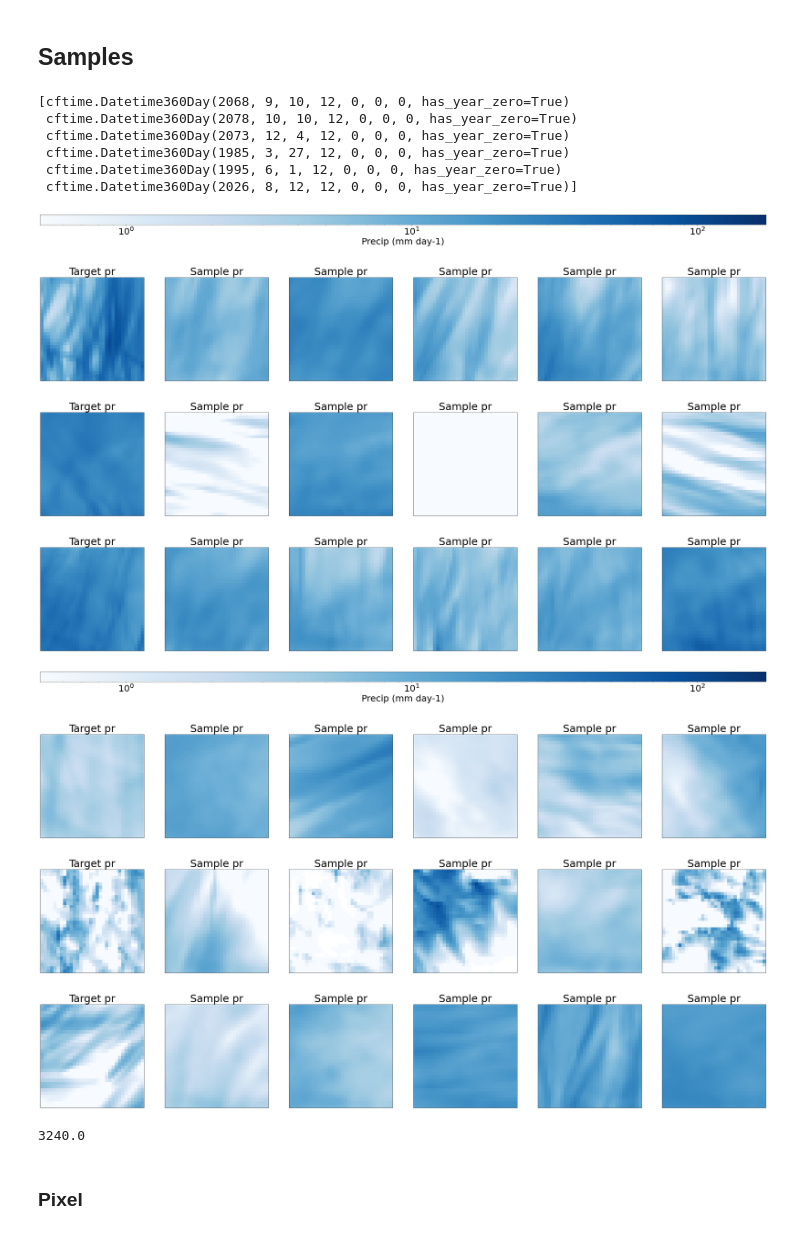
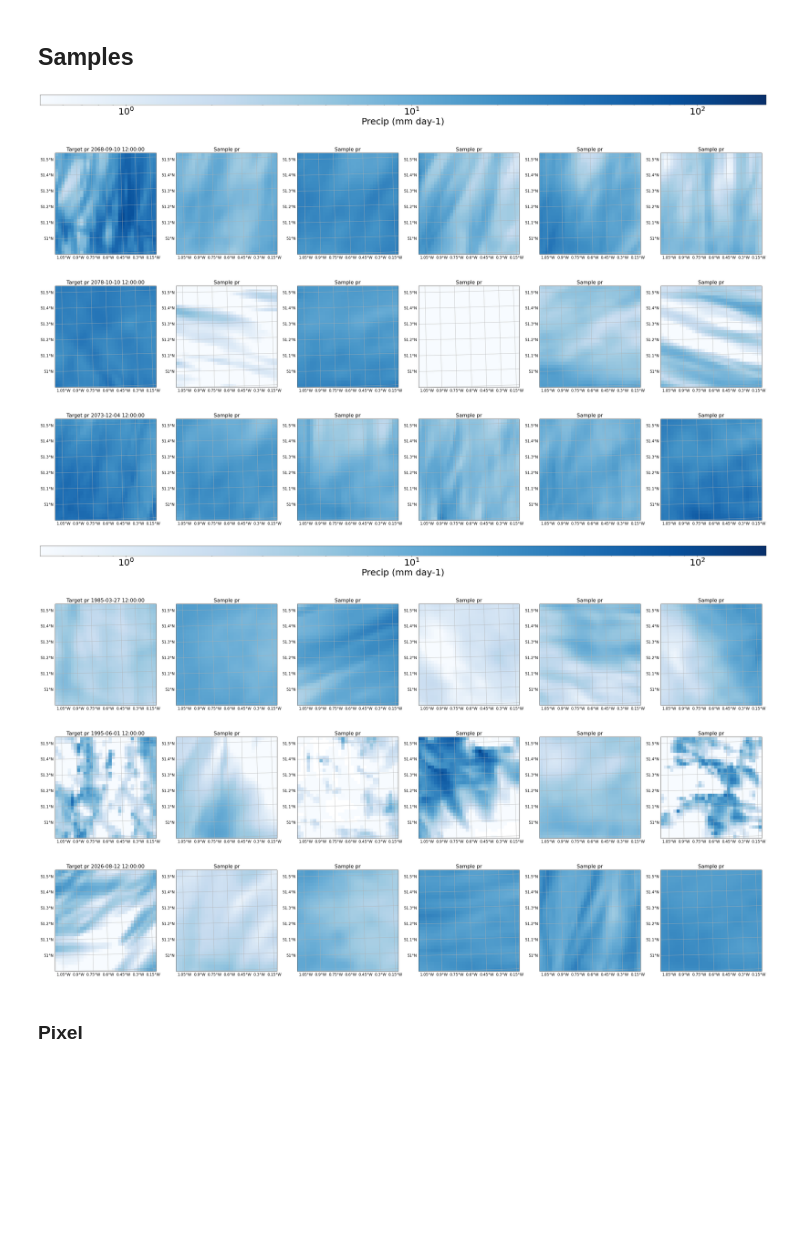
Before and after one commit to henryaddison/ml-downscaling-emulation, a Jupyter notebook: notebooks/exploration/Evaluation vorticity-clean-code.ipynb, the cells around one changed output. Cells and saved outputs as stored; diff of their text form; code cells hidden in the pictures; blank space fills up the shorter version.

```diff
--- a/notebooks/exploration/Evaluation vorticity-clean-code.ipynb
+++ b/notebooks/exploration/Evaluation vorticity-clean-code.ipynb
@@ -89,13 +89,14 @@ total_target_pr = merged_ds["target_pr"].sum(dim=["grid_longitude", "grid_latitu
 # %%
 sorted_time = merged_ds.sum(dim=['grid_latitude', 'grid_longitude']).sortby('target_pr')["time"].values
 # %%
-def plot_pr(da, ax, title="", vmin=None, vmax=None, add_colorbar=False, cmap='Blues'):
-    da.plot(ax=ax, norm=matplotlib.colors.LogNorm(), vmin=vmin, vmax=vmax, add_colorbar=add_colorbar, cmap=cmap)
+def plot_pr(da, ax, title="", norm=matplotlib.colors.LogNorm(), cmap='Blues', add_colorbar=False, **kwargs):#vmin=None, vmax=None, add_colorbar=False, cmap='Blues'):
+    da.plot(ax=ax, norm=norm, add_colorbar=add_colorbar, cmap=cmap, **kwargs)
     # da.plot(ax=ax, add_colorbar=True, cmap=cmap)
-    ax.set_title(title)
+    ax.set_title(title, fontsize=16)
     ax.coastlines()
+    ax.gridlines(draw_labels={"bottom": "x", "left": "y"}, x_inline=False, y_inline=False, xlabel_style=dict(fontsize=12), ylabel_style=dict(fontsize=12))
 
-def show_predictions(ds, timestamps):
+def show_predictions(ds, timestamps, vmin, vmax):
     num_predictions = 5#len(ds["sample_id"])
 
     num_plots_per_ts = num_predictions+1 # plot each sample and true target pr
@@ -109,58 +110,44 @@ def show_predictions(ds, timestamps):
             ax.set_xlabel("Precip (mm day-1)", fontsize=32)
             ax.tick_params(axis='both', which='major', labelsize=32)
             plt.show()
         fig, axes = plt.subplots(1, num_plots_per_ts, figsize=(40,40), subplot_kw={'projection': cp_model_rotated_pole})
 
         ax = axes[0]
-        plot_pr(ds.sel(time=ts)["target_pr"], ax, title="Target pr", vmin=vmin, vmax=vmax, add_colorbar=False)
-        ax.set_title("Target pr", fontsize=32)
+        plot_pr(ds.sel(time=ts)["target_pr"], ax, title=f"Target pr {ts}", vmin=vmin, vmax=vmax, add_colorbar=False)
 
         for sample_id in range(num_predictions):
             ax = axes[1+sample_id]
-            plot_pr(ds.sel(time=ts, sample_id=sample_id)["pred_pr"], ax, vmin=vmin, vmax=vmax, add_colorbar=False)
-            ax.set_title("Sample pr", fontsize=32)
-            # ds.sel(time=ts, sample_id=sample_id)["pred_pr"].plot(ax=ax, norm=matplotlib.colors.LogNorm(), vmin=vmin, vmax=vmax, add_colorbar=False, cmap='Blues')
-
+            plot_pr(ds.sel(time=ts, sample_id=sample_id)["pred_pr"], ax, vmin=vmin, vmax=vmax, add_colorbar=False, title="Sample pr")
 
         plt.show()
 
 
 timestamps = np.concatenate([
     sorted_time[t:t+3] for t in [
         -20,
         # math.ceil(len(sorted_time)*0.9),
         math.ceil(len(sorted_time)*0.81),
         # math.ceil(len(sorted_time)*0.5),
         # 17
     ]
 ])
 # timestamps = np.random.choice(sorted_time, size=2*3, replace=False)
-print(timestamps)
+# print(timestamps)
 # vmin = min([merged_ds['pred_pr'].min().values])
 # vmin = min([merged_ds['target_pr'].min().values])
 vmin = 0.5#1e-1*3600*24
 vmax = max(merged_ds['pred_pr'].max().values, merged_ds['target_pr'].max().values)
 
-show_predictions(merged_ds, timestamps)
+show_predictions(merged_ds, timestamps, vmin, vmax)
 # %% [output]
-[cftime.Datetime360Day(2068, 9, 10, 12, 0, 0, 0, has_year_zero=True)
- cftime.Datetime360Day(2078, 10, 10, 12, 0, 0, 0, has_year_zero=True)
- cftime.Datetime360Day(2073, 12, 4, 12, 0, 0, 0, has_year_zero=True)
- cftime.Datetime360Day(1985, 3, 27, 12, 0, 0, 0, has_year_zero=True)
- cftime.Datetime360Day(1995, 6, 1, 12, 0, 0, 0, has_year_zero=True)
- cftime.Datetime360Day(2026, 8, 12, 12, 0, 0, 0, has_year_zero=True)]
 [figure]
-[figure, old version]
+[figure, new version]
-[figure, old version]
+[figure, new version]
-[figure, old version]
+[figure, new version]
 [figure]
-[figure, old version]
+[figure, new version]
-[figure, old version]
+[figure, new version]
-[figure, old version]
+[figure, new version]
-# %%
-len(sorted_time)*0.75
-# %% [output]
-3240.0
 # %%
 def distribution_figure(target_pr, pred_pr, target_quantiles, pred_quantiles, tail_thr, extreme_thr, figtitle):
     fig, axes = plt.subplot_mosaic([["Density"], ["Head density"], ["Tail density"], ["Extreme tail density"], ["Quantiles"]*1, ["Residuals"]*1], figsize=(20, 40), constrained_layout=True)
```
Also changed, not shown: parts of 2 cells of this notebook.
